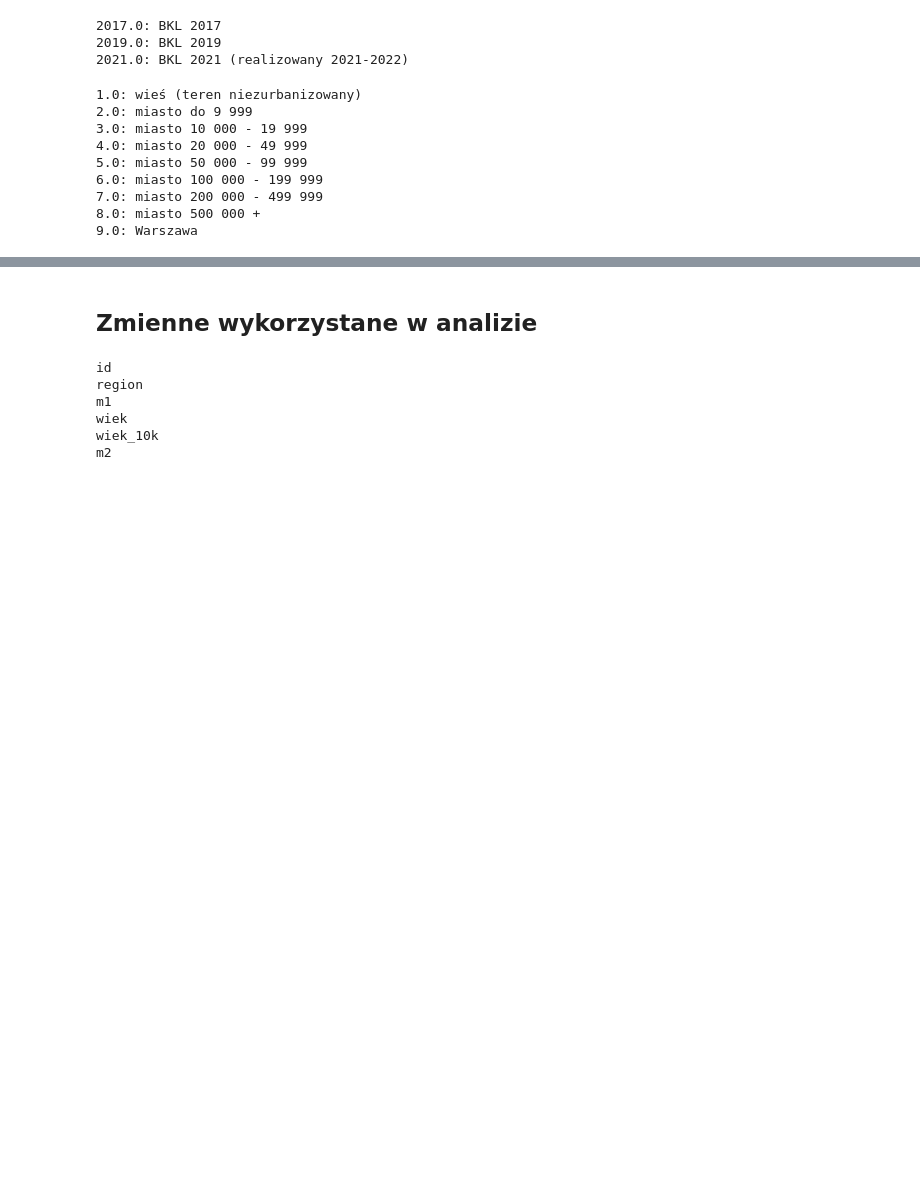
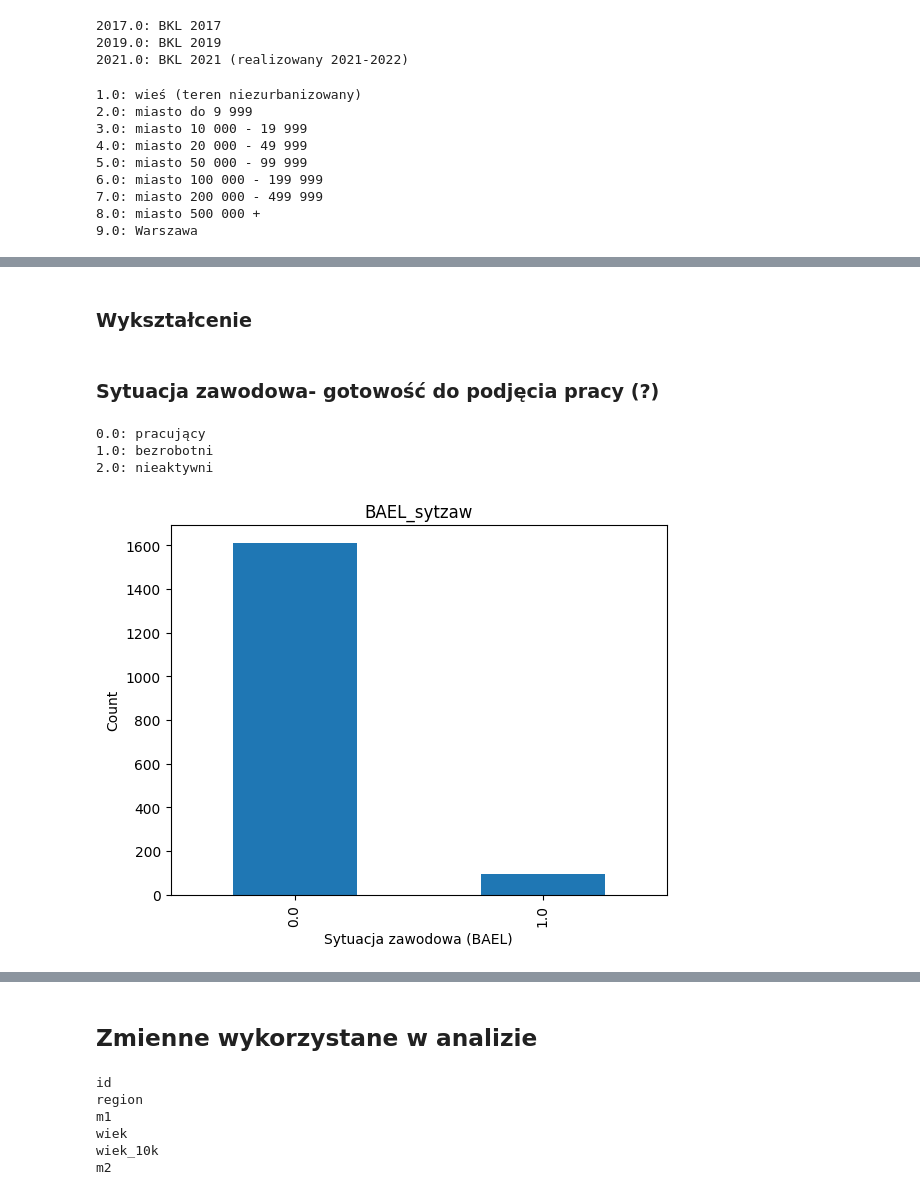
Before and after one commit to HelloSwiat/AGH_Analiza_Danych, a Jupyter notebook: Praca_zaliczeniowa_Analiza_Danych_w_Biznesie.ipynb, the cells around one changed output, grey strips where cells are left out. Cells and saved outputs as stored; diff of their text form; code cells hidden in the pictures; blank space fills up the shorter version.

```diff
--- a/Praca_zaliczeniowa_Analiza_Danych_w_Biznesie.ipynb
+++ b/Praca_zaliczeniowa_Analiza_Danych_w_Biznesie.ipynb
@@ -151,0 +412,20 @@ for key, value in meta.variable_value_labels['miejsce'].items():
+# %% [markdown]
+### Wykształcenie
+# %% [markdown]
+### Sytuacja zawodowa- gotowość do podjęcia pracy (?)
+# %%
+# Sytuacja zawodowa (BAEL)
+for key, value in meta.variable_value_labels['BAEL_sytzaw'].items():
+    print(f"{key}: {value}")
+# %% [output]
+0.0: pracujący
+1.0: bezrobotni
+2.0: nieaktywni
+# %%
+df_L1['BAEL_sytzaw'].value_counts().plot(kind='bar')
+plt.xlabel('Sytuacja zawodowa (BAEL)')
+plt.ylabel('Count')
+plt.title('BAEL_sytzaw')
+plt.show()
+# %% [output]
+[figure, added]
```
Also changed, not shown: parts of 48 cells of this notebook.
